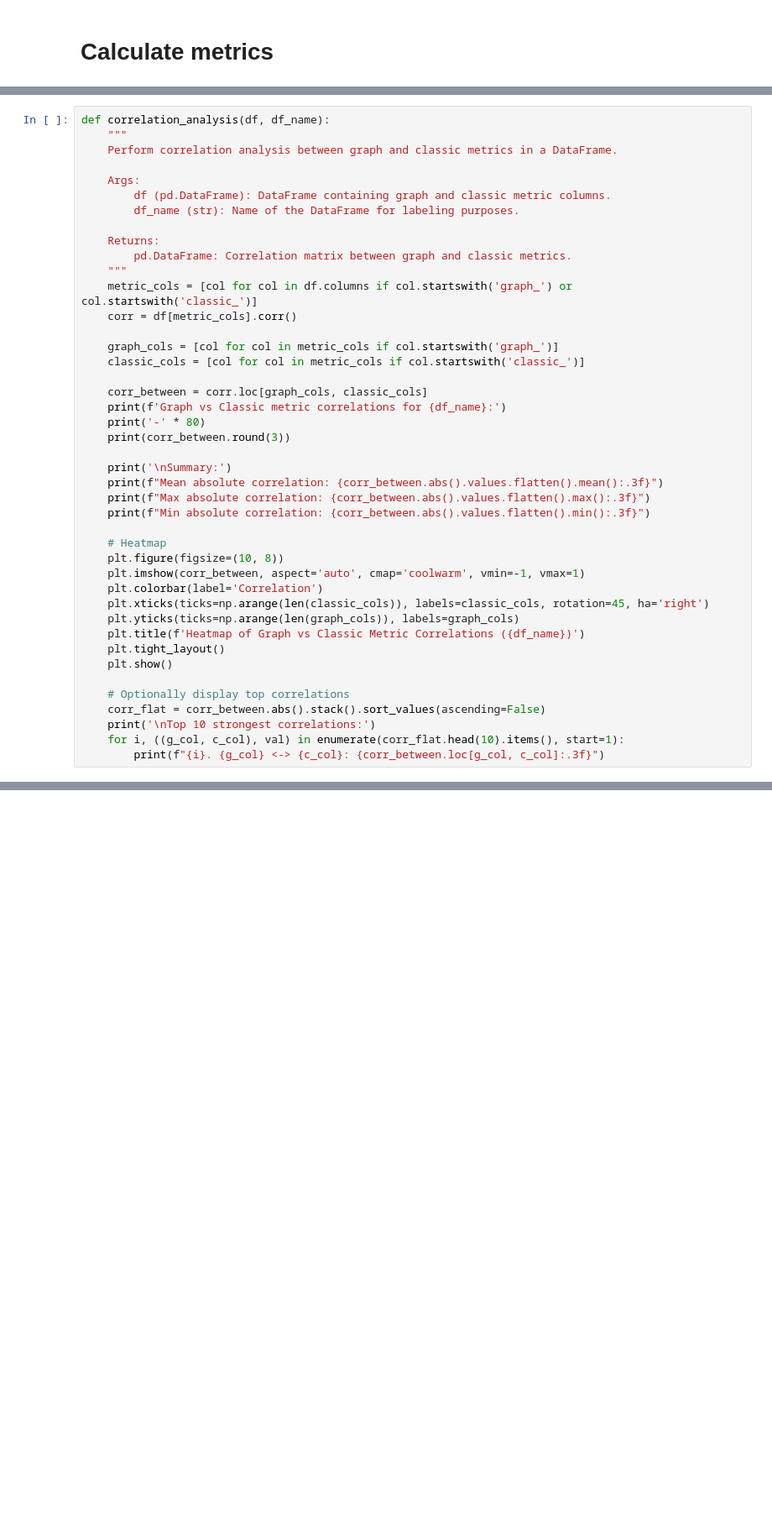
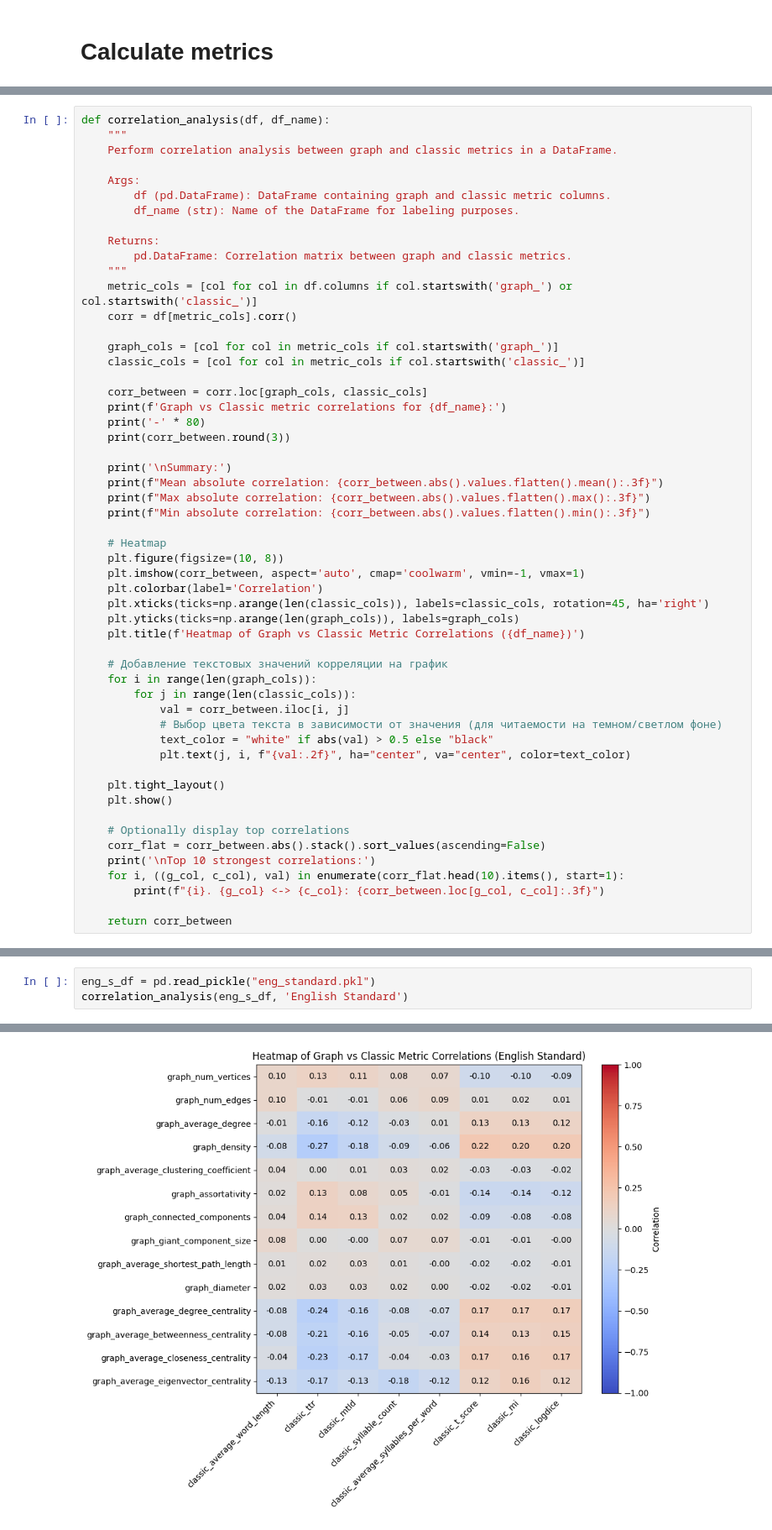
Before and after one commit to PolinaHitrun/rulebased-concept-tree, a Jupyter notebook: research2.ipynb, the cells around one changed output, grey strips where cells are left out. Shown at 84% size. Drawn from its saved outputs; the diff is of its cells as text; blank space fills up the shorter version.

```diff
--- a/research2.ipynb
+++ b/research2.ipynb
@@ -509,6 +332,15 @@ def correlation_analysis(df, df_name):
     plt.xticks(ticks=np.arange(len(classic_cols)), labels=classic_cols, rotation=45, ha='right')
     plt.yticks(ticks=np.arange(len(graph_cols)), labels=graph_cols)
     plt.title(f'Heatmap of Graph vs Classic Metric Correlations ({df_name})')
+
+    # Добавление текстовых значений корреляции на график
+    for i in range(len(graph_cols)):
+        for j in range(len(classic_cols)):
+            val = corr_between.iloc[i, j]
+            # Выбор цвета текста в зависимости от значения (для читаемости на темном/светлом фоне)
+            text_color = "white" if abs(val) > 0.5 else "black"
+            plt.text(j, i, f"{val:.2f}", ha="center", va="center", color=text_color)
+
     plt.tight_layout()
     plt.show()
 
@@ -517,3 +349,5 @@ def correlation_analysis(df, df_name):
     print('\nTop 10 strongest correlations:')
     for i, ((g_col, c_col), val) in enumerate(corr_flat.head(10).items(), start=1):
         print(f"{i}. {g_col} <-> {c_col}: {corr_between.loc[g_col, c_col]:.3f}")
+
+    return corr_between
@@ -650,0 +358,4 @@ Top 10 strongest correlations:
+# %%
+eng_s_df = pd.read_pickle("eng_standard.pkl")
+correlation_analysis(eng_s_df, 'English Standard')
+# %% [output]
@@ -650,0 +379 @@ Top 10 strongest correlations:
+[figure, added]
```
Also changed, not shown: parts of 18 cells of this notebook, 11 other files.
